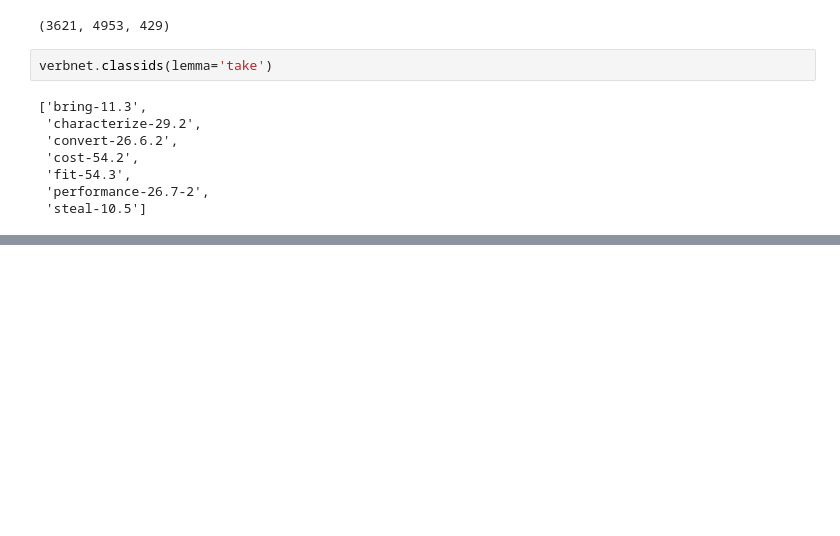
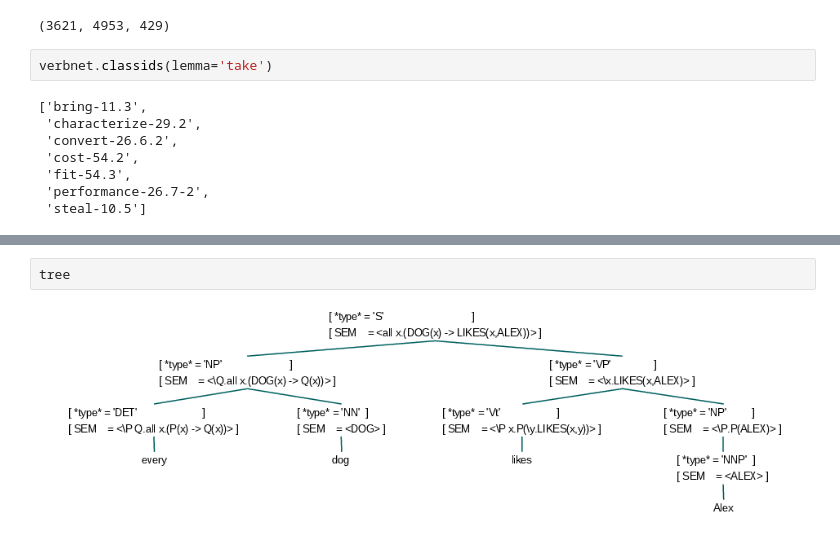
Before and after one commit to projeduc/ESI_TALN, a Jupyter notebook: tuto/CH07/sentsem_python_NLTK.ipynb, the cells around one changed output, grey strips where cells are left out. Saved outputs shown, nothing was run; the diff lists cells and outputs as text; blank space fills up the shorter version.

```diff
--- a/tuto/CH07/sentsem_python_NLTK.ipynb
+++ b/tuto/CH07/sentsem_python_NLTK.ipynb
@@ -229,0 +460,4 @@ https://www.nltk.org/book/ch10.html
+# %%
+tree
+# %% [output]
+[figure, added]
```
Also changed, not shown: parts of 40 cells of this notebook, 3 other files.
